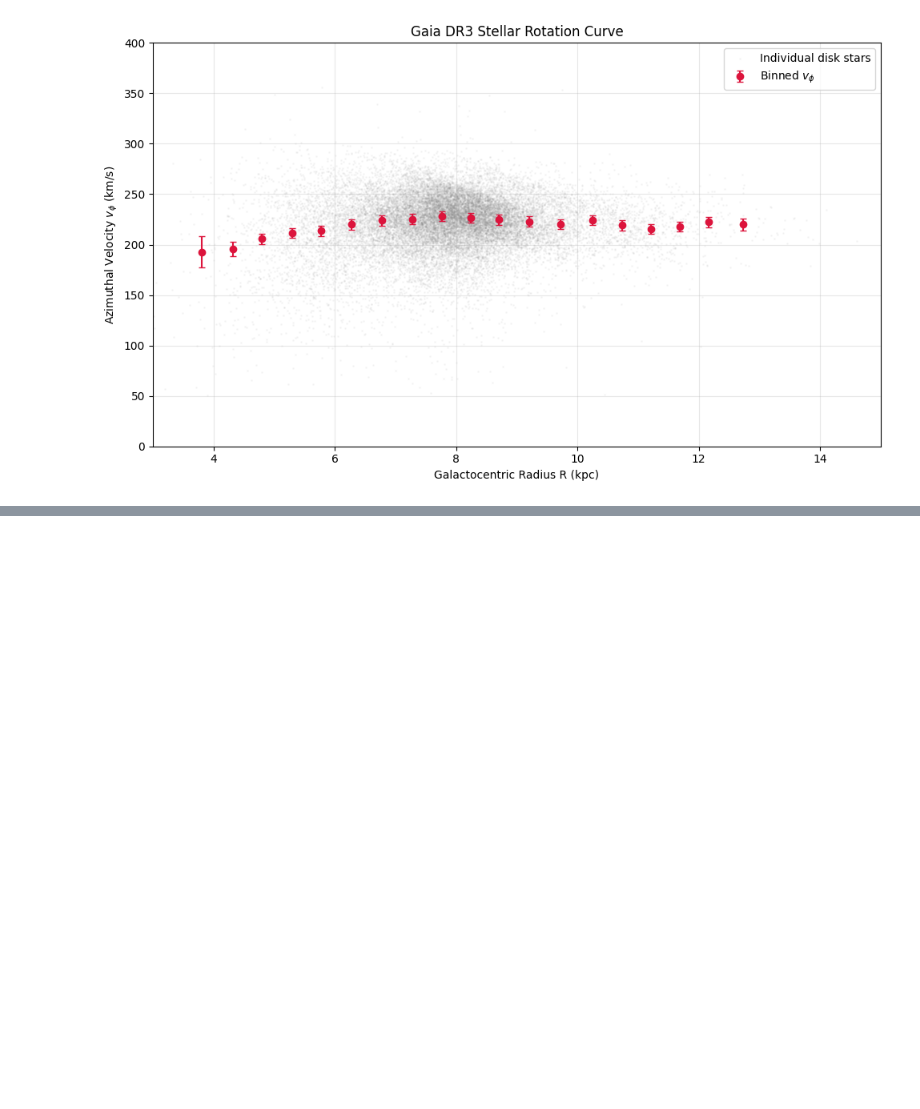
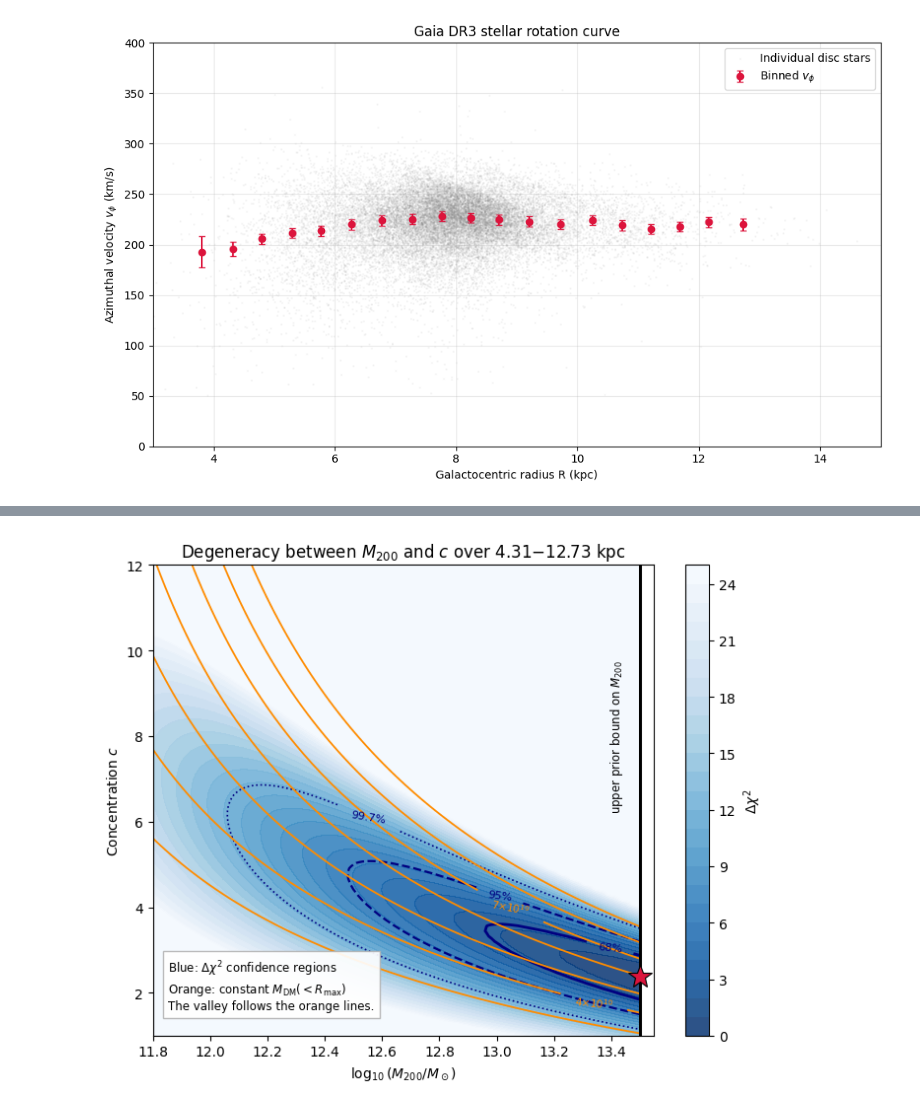
Before and after one commit to theuniquex123-lab/darkmatter, a Jupyter notebook: darkmatter.ipynb, the cells around one changed output, grey strips where cells are left out. Cells and saved outputs as stored; diff of their text form; code cells hidden in the pictures; blank space fills up the shorter version.

```diff
--- a/darkmatter.ipynb
+++ b/darkmatter.ipynb
@@ -459,0 +825,76 @@ plt.show()
+# %%
+# Cell 14 — Figure 4: the M200-c degeneracy
+
+N_GRID = 320
+grid_m = np.linspace(BOUNDS[0][0], BOUNDS[1][0], N_GRID)
+grid_c = np.linspace(BOUNDS[0][1], BOUNDS[1][1], N_GRID)
+GM, GC = np.meshgrid(grid_m, grid_c, indexing="ij")
+
+# Vectorised over the full grid
+M200_g = 10.0 ** GM
+r200_g = (3.0 * M200_g / (4.0 * np.pi * 200.0 * RHO_CRIT)) ** (1.0 / 3.0)
+r_s_g = r200_g / GC
+x_g = R_fit[None, None, :] / r_s_g[:, :, None]
+M_enc_g = M200_g[:, :, None] * f_nfw(x_g) / f_nfw(GC)[:, :, None]
+v_halo_g = np.sqrt(G * M_enc_g / R_fit[None, None, :])
+v_tot_g = np.sqrt(baryonic_velocity(R_fit)[None, None, :] ** 2 + v_halo_g ** 2)
+CHI = np.sum(((v_fit[None, None, :] - v_tot_g) / e_fit[None, None, :]) ** 2, axis=2)
+MENC = M_enc_g[:, :, int(np.argmax(R_fit))]
+
+chi_min = float(CHI.min())
+idx = np.unravel_index(int(CHI.argmin()), CHI.shape)
+DCHI = CHI - chi_min
+
+print("CHI^2 GRID")
+print("-" * 60)
+print(f"  grid minimum   chi^2 = {chi_min:.2f} at "
+      f"log10 M200 = {GM[idx]:.3f}, c = {GC[idx]:.2f}")
+print(f"  curve_fit      chi^2 = {chi2_nfw:.2f}   (consistency check)")
+
+for dchi, label in [(2.30, "68%"), (6.17, "95%")]:
+    m = DCHI <= dchi
+    print(f"\n  {label} region (Delta chi^2 <= {dchi}):")
+    print(f"    log10 M200      : {GM[m].min():.2f} -> {GM[m].max():.2f}")
+    print(f"    c               : {GC[m].min():.2f} -> {GC[m].max():.2f}")
+    print(f"    M_DM(<{R_fit.max():.2f} kpc): {MENC[m].min():.3e} -> "
+          f"{MENC[m].max():.3e} Msun")
+    print(f"    -> enclosed mass spread +/-"
+          f"{100 * (MENC[m].max() - MENC[m].min()) / 2 / MENC[idx]:.1f}%")
+
+m68 = DCHI <= 2.30
+M_DM_LO, M_DM_HI = float(MENC[m68].min()), float(MENC[m68].max())
+
+fig, ax = plt.subplots(figsize=(8.2, 6.2))
+cf = ax.contourf(GM, GC, np.clip(DCHI, 0, 25), levels=np.linspace(0, 25, 26),
+                 cmap="Blues_r", alpha=0.85)
+cs = ax.contour(GM, GC, DCHI, levels=[2.30, 6.17, 11.8], colors="navy",
+                linewidths=[2.0, 1.6, 1.2], linestyles=["-", "--", ":"])
+ax.clabel(cs, fmt={2.30: "68%", 6.17: "95%", 11.8: "99.7%"}, fontsize=8)
+
+mass_levels = np.array([3, 4, 5, 6, 7, 8, 9]) * 1e10
+cm = ax.contour(GM, GC, MENC, levels=mass_levels, colors="darkorange",
+                linewidths=1.3)
+ax.clabel(cm, fmt=lambda v: r"%.0f$\times10^{10}$" % (v / 1e10), fontsize=7.5)
+
+ax.plot(log10_M200, concentration, "*", color="crimson", ms=18,
+        mec="k", mew=0.8, zorder=6)
+ax.axvline(BOUNDS[1][0], color="k", lw=2.2)
+ax.text(BOUNDS[1][0] - 0.05, 8.0, "upper prior bound on $M_{200}$",
+        rotation=90, ha="right", va="center", fontsize=8.5)
+
+ax.set_xlabel(r"$\log_{10}(M_{200}/M_\odot)$")
+ax.set_ylabel(r"Concentration $c$")
+ax.set_xlim(11.8, BOUNDS[1][0] + 0.05)
+ax.set_ylim(1.0, 12)
+ax.set_title(r"Degeneracy between $M_{200}$ and $c$ over "
+             f"{R_fit.min():.2f}$-${R_fit.max():.2f} kpc")
+ax.text(0.03, 0.05,
+        "Blue: $\\Delta\\chi^2$ confidence regions\n"
+        "Orange: constant $M_{\\rm DM}(<R_{\\max})$\n"
+        "The valley follows the orange lines.",
+        transform=ax.transAxes, fontsize=8.5, va="bottom",
+        bbox=dict(fc="white", ec="0.7", alpha=0.92))
+fig.colorbar(cf, ax=ax, label=r"$\Delta\chi^2$")
+plt.savefig("fig4_degeneracy.png", dpi=200, bbox_inches="tight")
+plt.show()
+# %% [output]
@@ -459,0 +917 @@ plt.show()
+[figure, added]
```
Also changed, not shown: parts of 21 cells of this notebook.
